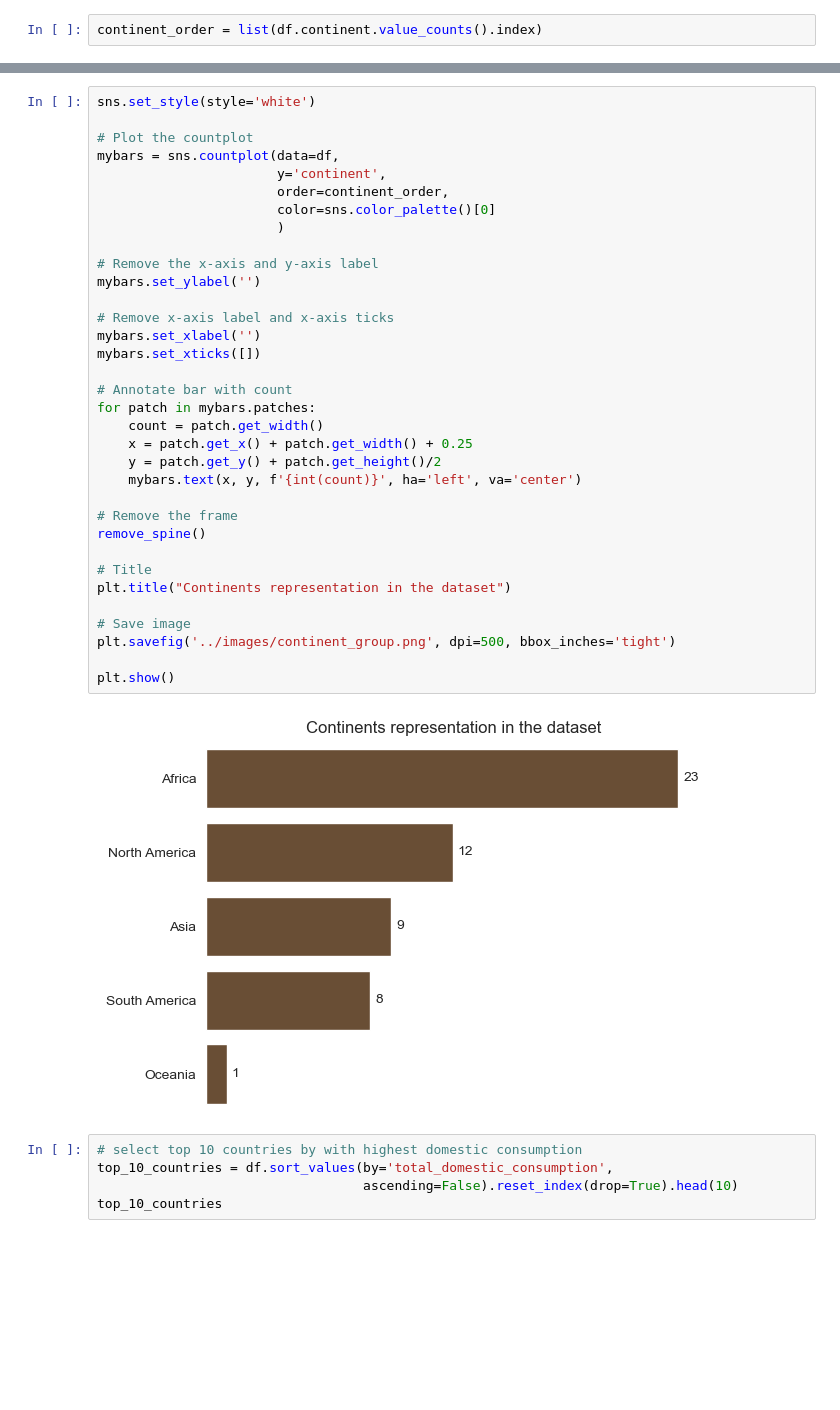
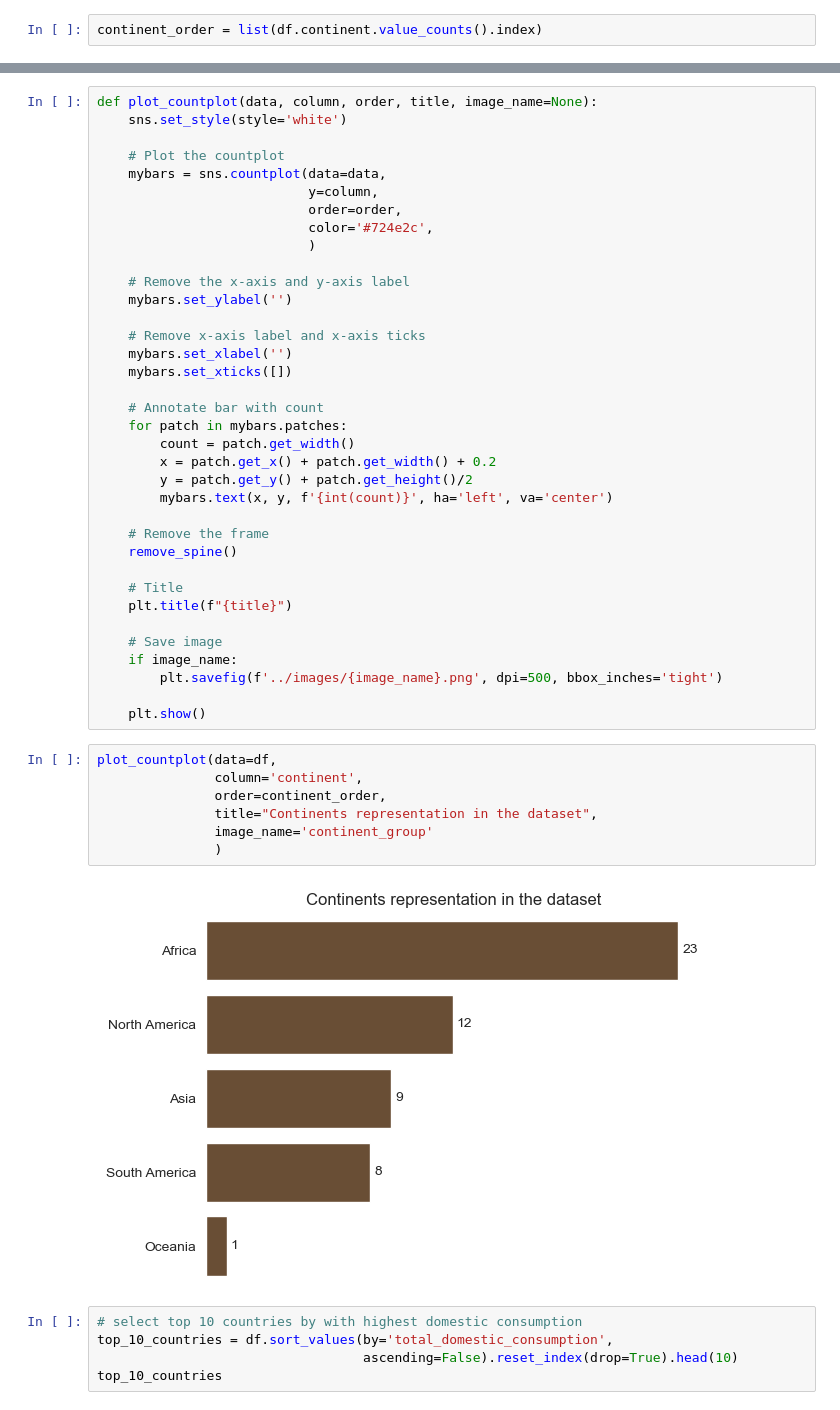
Before and after one commit to samaregbesola/coffee-domestic-consumption-analysis, a Jupyter notebook: notebooks/coffee_domestic_consumption_clean_and_EDA.ipynb, the cells around one changed output, grey strips where cells are left out. Saved outputs shown, nothing was run; the diff lists cells and outputs as text; blank space fills up the shorter version.

```diff
--- a/notebooks/coffee_domestic_consumption_clean_and_EDA.ipynb
+++ b/notebooks/coffee_domestic_consumption_clean_and_EDA.ipynb
@@ -295,39 +299,48 @@ def remove_labels(chart):
 # %%
-sns.set_style(style='white')
+def plot_countplot(data, column, order, title, image_name=None):
+    sns.set_style(style='white')
 
-# Plot the countplot
-mybars = sns.countplot(data=df,
-                       y='continent',
-                       order=continent_order,
-                       color=sns.color_palette()[0]
-                       )
+    # Plot the countplot
+    mybars = sns.countplot(data=data,
+                           y=column,
+                           order=order,
+                           color='#724e2c',
+                           )
 
-# Remove the x-axis and y-axis label
-mybars.set_ylabel('')
+    # Remove the x-axis and y-axis label
+    mybars.set_ylabel('')
 
-# Remove x-axis label and x-axis ticks
-mybars.set_xlabel('')
-mybars.set_xticks([])
+    # Remove x-axis label and x-axis ticks
+    mybars.set_xlabel('')
+    mybars.set_xticks([])
 
-# Annotate bar with count
-for patch in mybars.patches:
-    count = patch.get_width()
-    x = patch.get_x() + patch.get_width() + 0.25
-    y = patch.get_y() + patch.get_height()/2
-    mybars.text(x, y, f'{int(count)}', ha='left', va='center')
+    # Annotate bar with count
+    for patch in mybars.patches:
+        count = patch.get_width()
+        x = patch.get_x() + patch.get_width() + 0.2
+        y = patch.get_y() + patch.get_height()/2
+        mybars.text(x, y, f'{int(count)}', ha='left', va='center')
 
-# Remove the frame
-remove_spine()
+    # Remove the frame
+    remove_spine()
 
-# Title
-plt.title("Continents representation in the dataset")
+    # Title
+    plt.title(f"{title}")
 
-# Save image
-plt.savefig('../images/continent_group.png', dpi=500, bbox_inches='tight')
+    # Save image
+    if image_name:
+        plt.savefig(f'../images/{image_name}.png', dpi=500, bbox_inches='tight')
 
-plt.show()
+    plt.show()
-# %% [output]
-[figure, removed]
+# %%
+plot_countplot(data=df,
+               column='continent',
+               order=continent_order,
+               title="Continents representation in the dataset",
+               image_name='continent_group'
+               )
+# %% [output]
+[figure, added]
 # %%
 # select top 10 countries by with highest domestic consumption
 top_10_countries = df.sort_values(by='total_domestic_consumption',
```
Also changed, not shown: parts of 18 cells of this notebook, 10 other files.
